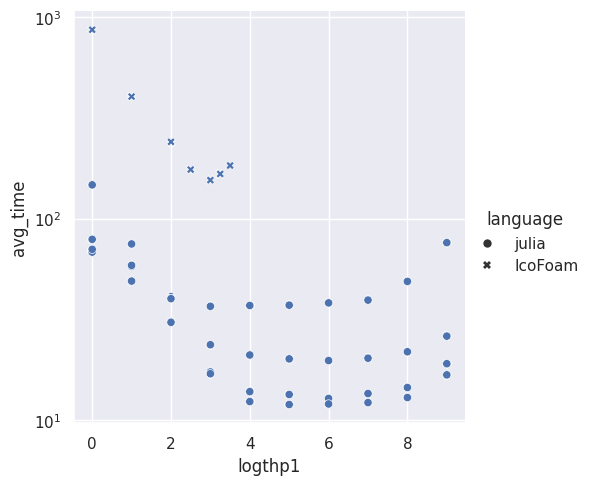
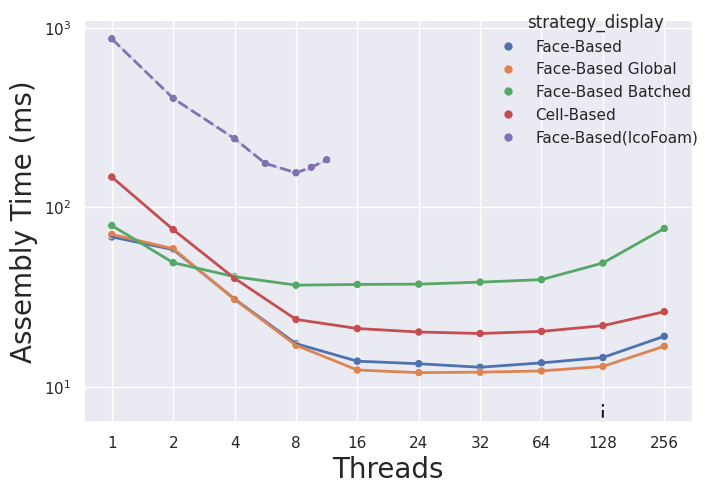
Unified diff of the notebook cell whose output changed from the first chart to the second:
--- before
+++ after
@@ -1,2 +1,27 @@
-p = sb.relplot(data=DF, x="logthp1", y="avg_time", style="language", kind="scatter")
-p.set(yscale="log")
+p = sb.relplot(data=DF[DF["case_long"].str.contains("200")], x="logthp1", y="avg_time", kind="scatter", hue="strategy_display")
+for ax in p.axes.flat:
+    sb.lineplot(
+        data=DF[DF["case_long"].str.contains("200")],
+        x="logthp1",
+        y="avg_time",
+        hue="strategy_display",
+        style="language",
+        legend=False,   # avoid duplicate legends
+        linewidth=2,
+        ax=ax
+    )
+    # ax.yaxis.set_major_locator(ticker.MultipleLocator(5))
+    ax.set_yscale("log")
+    x_vals = sorted(data["logthp1"].unique())
+    ax.plot([0,8], [0,8], color='k',linestyle="dashed", label="Ideal Speedup")
+
+    threads = sorted(data["Threads"].unique())
+    
+    ax.set_xticks(x_vals)
+    ax.set_xticklabels(threads)
+    # ax.set_xscale("log")
+
+sb.move_legend(p, loc="upper right")
+plt.ylabel("Assembly Time (ms)", fontsize=20)
+plt.xlabel("Threads", fontsize=20)
+plt.tight_layout()

Commit: tmp